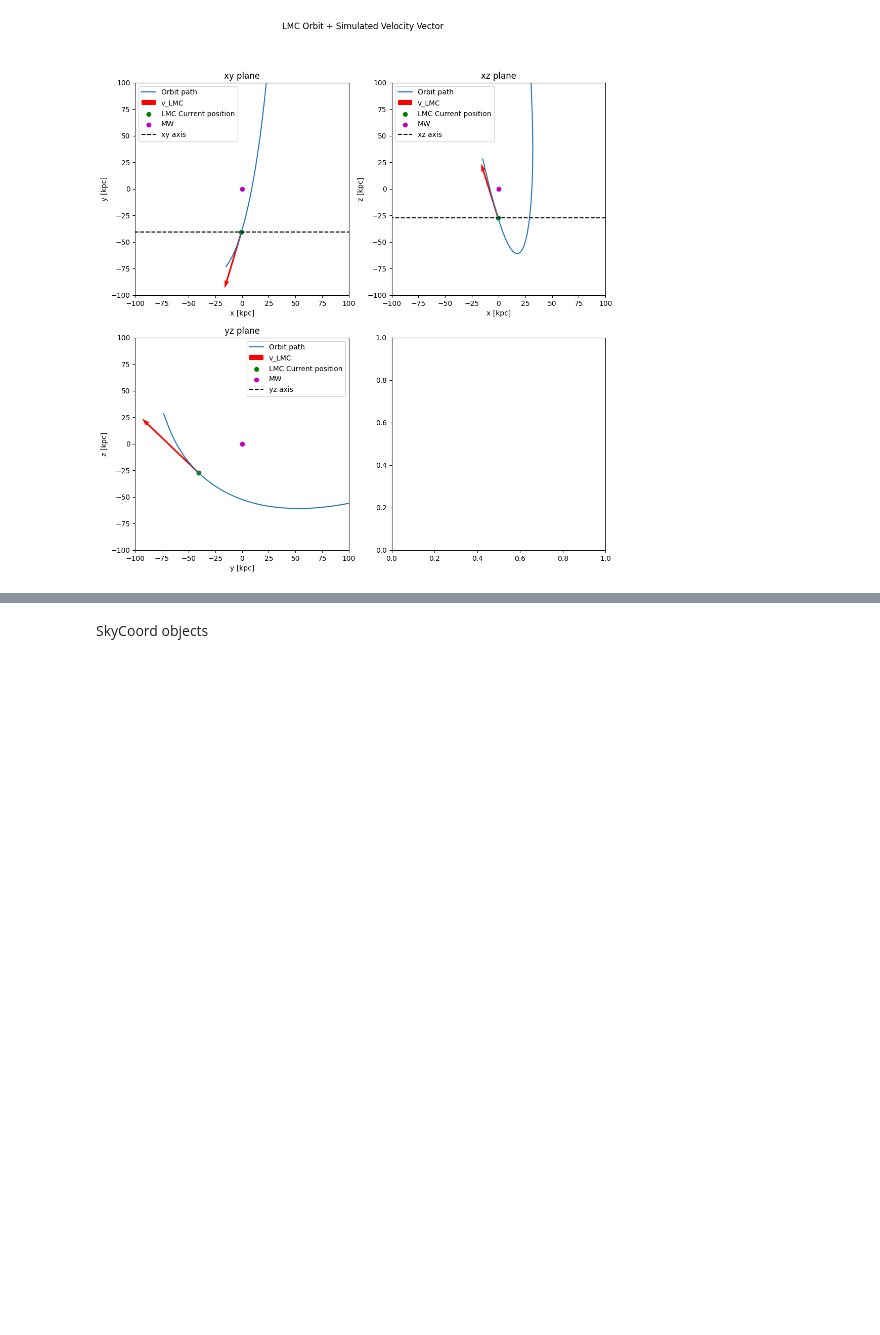
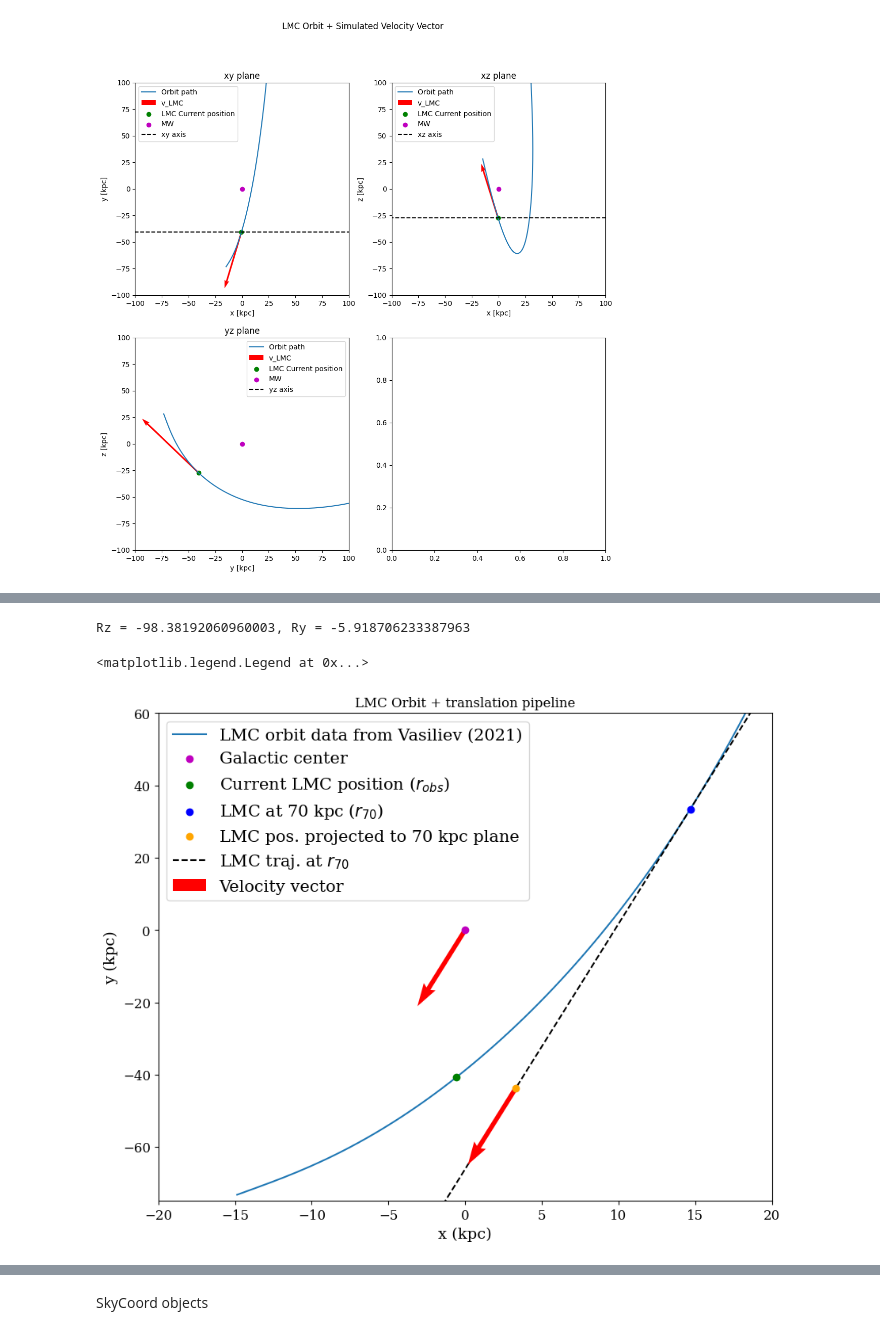
Before and after one commit to TheArchAstronomer/My_thesis, a Jupyter notebook: Rotations.ipynb, the cells around one changed output, grey strips where cells are left out. Cells and saved outputs as stored; diff of their text form; code cells hidden in the pictures; blank space fills up the shorter version.

```diff
--- a/Rotations.ipynb
+++ b/Rotations.ipynb
@@ -498,3 +497,61 @@ axs[1, 0].legend(['Orbit path', 'v_LMC', 'LMC Current position', 'MW', 'yz axis'
+# %%
+r_z, r_y = angle_finder(v70)
+
+linething = np.array([np.linspace(-300, 300, 31), np.zeros(31), np.zeros(31)])
+R_LMC = (rz(math.radians(r_z)) @ ry(math.radians(r_y)))
+lineLMC = R_LMC @ linething
+
+# This is for the velocity vector for the point in LMC's orbit at a radial dist. 70kpc from the MW center
+vx_lmc, vy_lmc, vz_lmc = v70[0], v70[1], v70[2]
+factor = 150  # how long you want the arrow in kpc-units space
+length = (vx_lmc**2 + vy_lmc**2 + vz_lmc**2)**0.5
+Ux_lmc, Uy_lmc, Uz_lmc = vx_lmc/length * factor, vy_lmc/length * factor, vz_lmc/length * factor
+speed_lmc = np.array([Ux_lmc, Uy_lmc, Uz_lmc])
+# %% [output]
+Rz = -98.38192060960003, Ry = -5.918706233387963
+# %%
+a = (origin - r70)
+v_n = v70 / np.linalg.norm(v70)
+
+d_par = np.dot(a, v_n)*v_n
+d_perp = a - d_par
+
+destination = (origin[0]-d_perp[0], origin[1]-d_perp[1], origin[2]-d_perp[2])
+# %%
+plt.rc('text', usetex=False)
+plt.rc('font', family='serif')
+
+
+fig, ax = plt.subplots(figsize=(10,8))
+plt.plot(orbit['x'], orbit['y'], label='LMC orbit data from Vasiliev (2021)', zorder = 1)
+plt.scatter(0,0, color='m',label='Galactic center', zorder = 6)
+plt.scatter(origin[0], origin[1], color='g', label= r'Current LMC position ($r_{obs}$)', zorder = 4)
+plt.scatter(r70[0], r70[1], color='b', label= r'LMC at 70 kpc ($r_{70}$)', zorder = 5)
+plt.scatter(destination[0], destination[1], color='orange', label='LMC pos. projected to 70 kpc plane', zorder = 8)
+plt.plot(lineLMC[0]+r70[0], lineLMC[1]+r70[1], color='black', linestyle='dashed', label= r'LMC traj. at $r_{70}$', zorder = 2)
+plt.quiver(
+    0, 0,
+    Ux_lmc, Uy_lmc,
+    angles='xy', scale_units='xy', scale=7,
+    pivot='tail', color='r', label='Velocity vector', zorder = 3
+)
+
+plt.quiver(
+    destination[0], destination[1],
+    Ux_lmc, Uy_lmc,
+    angles='xy', scale_units='xy', scale=7,
+    pivot='tail', color='r', zorder = 7
+)
+ax.tick_params(axis='both', labelsize=12)
+plt.xlim(-20, 20)
+plt.ylim(-75, 60)
+plt.xlabel('x (kpc)', size=14)
+plt.ylabel('y (kpc)', size=14)
+plt.title('LMC Orbit + translation pipeline')
+plt.legend(prop={'size': 15})
+# %% [output]
+<matplotlib.legend.Legend at 0x...>
+[figure, added]
 # %%
 a = np.array([1, 0, 0])
 
```
Also changed, not shown: parts of 13 cells of this notebook.
